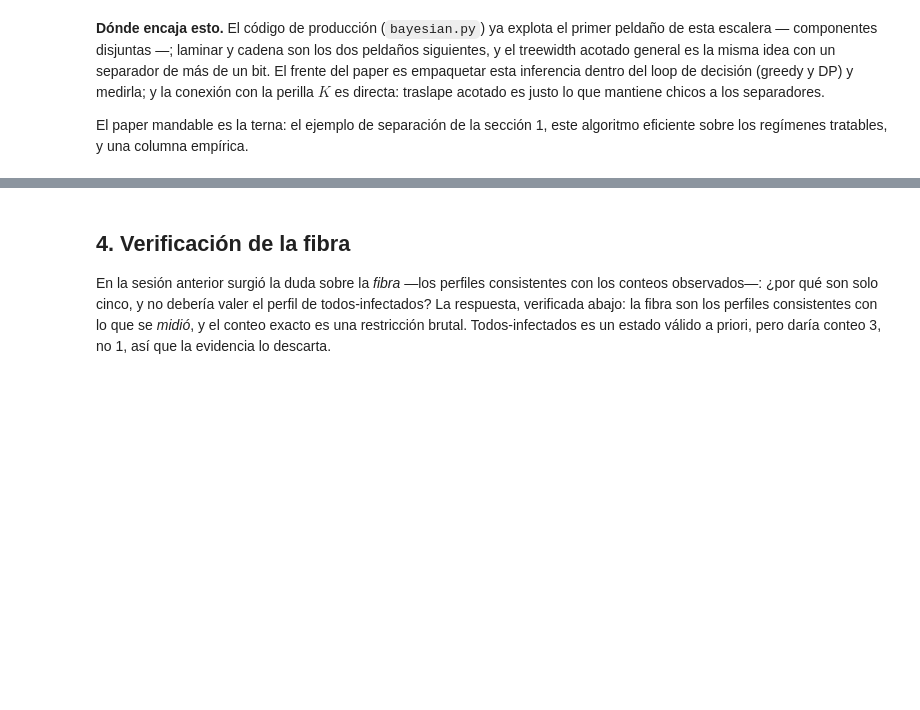
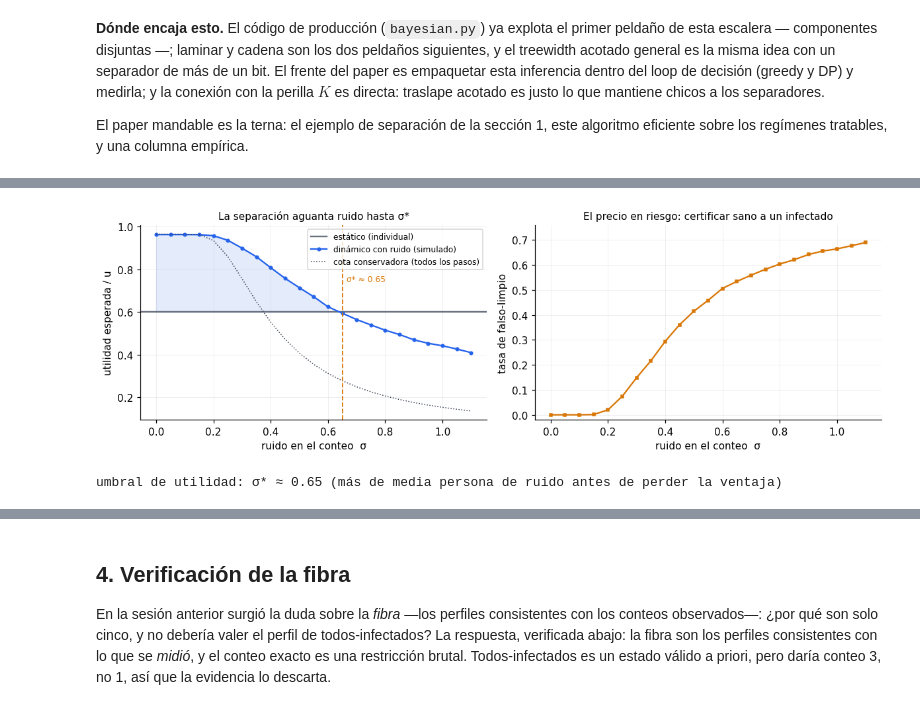
Before and after one commit to Vladi-roSP/pooled-testing-dynamic, a Jupyter notebook: augmented/notebooks/avances_post_sesion.ipynb, the cells around one changed output, grey strips where cells are left out. Drawn from its saved outputs; the diff is of its cells as text; code cells hidden in the pictures; blank space fills up the shorter version.

```diff
--- a/augmented/notebooks/avances_post_sesion.ipynb
+++ b/augmented/notebooks/avances_post_sesion.ipynb
@@ -404,0 +497,33 @@ de biomarcadores para calibrar el modelo de ruido.
+# %%
+# figura: la separación contra el ruido (izq) y el precio en riesgo (der)
+sigmas = np.linspace(0.0, 1.1, 23)
+util = [dinamico_ruidoso_mc(B, G, q, float(s), sims=12000, seed=2)[0] for s in sigmas]
+falso = [dinamico_ruidoso_mc(B, G, q, float(s), sims=12000, seed=2)[1] for s in sigmas]
+cota = [sin_ruido * (1 - eps_por_paso(float(s))) ** (logG + 1) for s in sigmas]
+# umbral sigma*: donde la utilidad dinámica cruza el estático
+sig_star = next((float(s) for s, m in zip(sigmas, util) if m < est), None)
+
+fig, (ax1, ax2) = plt.subplots(1, 2, figsize=(11, 3.6))
+ax1.axhline(est, color=GRIS, lw=1.6, label='estático (individual)')
+ax1.plot(sigmas, util, marker='o', ms=3, color=AZUL, label='dinámico con ruido (simulado)')
+ax1.plot(sigmas, cota, ls=':', color=TINTA, lw=1, label='cota conservadora (todos los pasos)')
+ax1.fill_between(sigmas, est, util, where=[u > est for u in util], color=AZUL, alpha=0.12)
+if sig_star is not None:
+    ax1.axvline(sig_star, color=AMBAR, ls='--', lw=1.2)
+    ax1.annotate(f'σ* ≈ {sig_star:.2f}', (sig_star, est), textcoords='offset points',
+                 xytext=(4, 30), fontsize=8, color=AMBAR)
+ax1.set_xlabel('ruido en el conteo  σ'); ax1.set_ylabel('utilidad esperada / u')
+ax1.set_title('La separación aguanta ruido hasta σ*', fontsize=10)
+ax1.legend(fontsize=8, loc='upper right')
+
+ax2.plot(sigmas, falso, marker='s', ms=3, color=AMBAR)
+ax2.set_xlabel('ruido en el conteo  σ')
+ax2.set_ylabel('tasa de falso-limpio')
+ax2.set_title('El precio en riesgo: certificar sano a un infectado', fontsize=10)
+ax2.set_ylim(-0.02, max(0.05, max(falso) * 1.1))
+fig.tight_layout(); plt.show()
+print(f'umbral de utilidad: σ* ≈ {sig_star:.2f} '
+      f'(más de media persona de ruido antes de perder la ventaja)')
+# %% [output]
+[figure, added]
+umbral de utilidad: σ* ≈ 0.65 (más de media persona de ruido antes de perder la ventaja)
```
Also changed, not shown: parts of 9 cells of this notebook, 1 other file.
